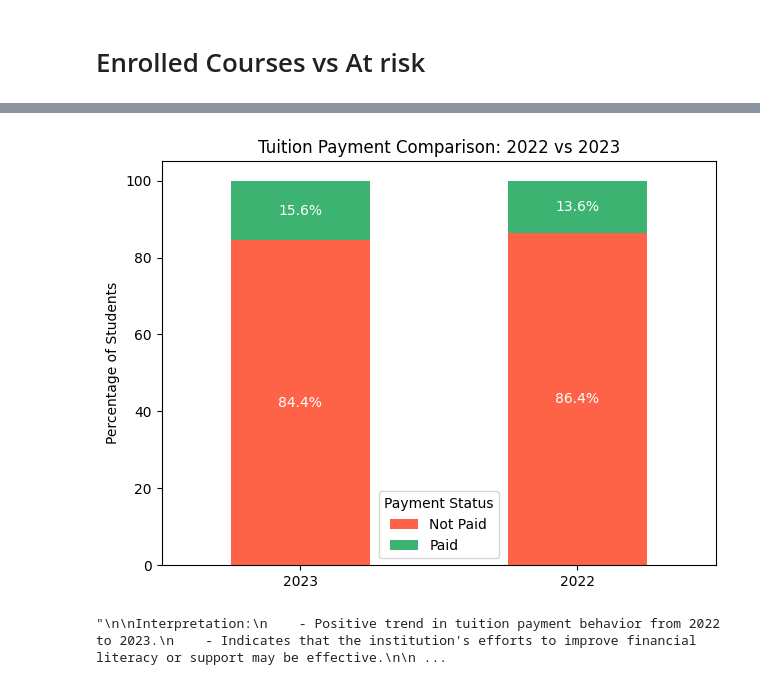
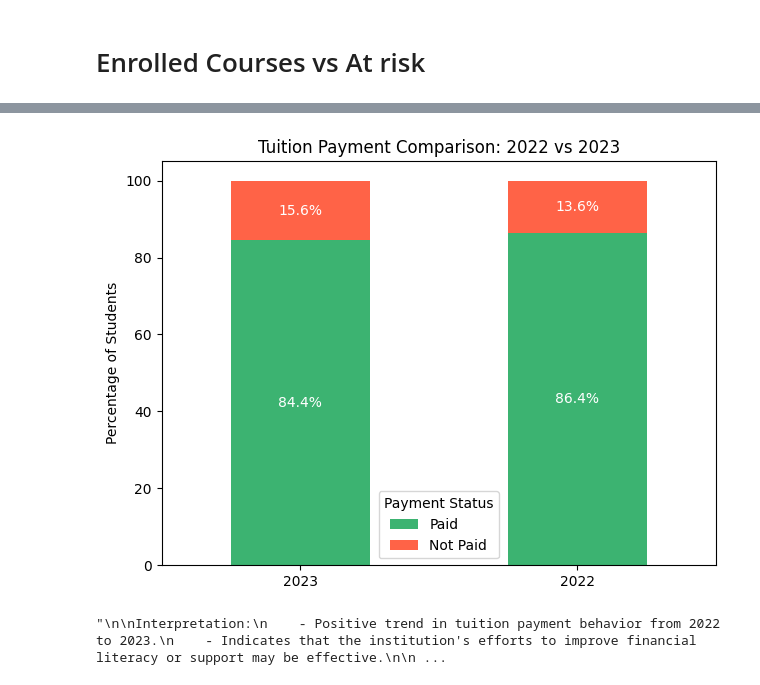
Before and after one commit to Peakkay/AI-Project, a Jupyter notebook: Part2_Data_Analysis_and_Modelling.ipynb, the cells around one changed output, grey strips where cells are left out. Cells and saved outputs as stored; diff of their text form; code cells hidden in the pictures.

Commit message:
Payment Fix Data Analysis

```diff
--- a/Part2_Data_Analysis_and_Modelling.ipynb
+++ b/Part2_Data_Analysis_and_Modelling.ipynb
@@ -364,31 +400,31 @@ Passing `palette` without assigning `hue` is deprecated and will be removed in v
 # %%
 payment_counts = pd.DataFrame({
     '2023': filtered_data['TUITION PAYMENT MARCH 2023'].value_counts(normalize=True) * 100,
     '2022': filtered_data['TUITION PAYMENT MARCH 2022'].value_counts(normalize=True) * 100
 }).T
-payment_counts.columns = ['Not Paid', 'Paid']
+payment_counts.columns = [ 'Paid','Not Paid']
 
-ax = payment_counts.plot(kind='bar', stacked=True, color=['tomato', 'mediumseagreen'])
+ax = payment_counts.plot(kind='bar', stacked=True, color=['mediumseagreen', 'tomato'])
 
 for container in ax.containers:
     ax.bar_label(container, fmt='%.1f%%', label_type='center', fontsize=10, color='white')
 
 plt.title('Tuition Payment Comparison: 2022 vs 2023')
 plt.ylabel('Percentage of Students')
 plt.xticks(rotation=0)
 plt.legend(title='Payment Status')
 plt.tight_layout()
 plt.show()
 
 '''
 
 Interpretation:
-    - Positive trend in tuition payment behavior from 2022 to 2023.
-    - Indicates that the institution's efforts to improve financial literacy or support may be effective.
-
+    - Negetive trend in tuition payment behavior from 2022 to 2023.
+    - Indicates that the institution's efforts to improve financial literacy or support may not have been effective.
+    - The increase in the percentage of students not paying their tuition could be due to various factors, including economic conditions, changes in student demographics, or institutional policies.
 '''
 # %% [output]
-[figure, old version]
+[figure, new version]
 "\n\nInterpretation:\n    - Positive trend in tuition payment behavior from 2022 to 2023.\n    - Indicates that the institution's efforts to improve financial literacy or support may be effective.\n\n ...
 # %%
 filtered_data['payment_change'] = filtered_data['TUITION PAYMENT MARCH 2023'] - filtered_data['TUITION PAYMENT MARCH 2022']
```
Also changed, not shown: parts of 6 cells of this notebook, 1 other file.
